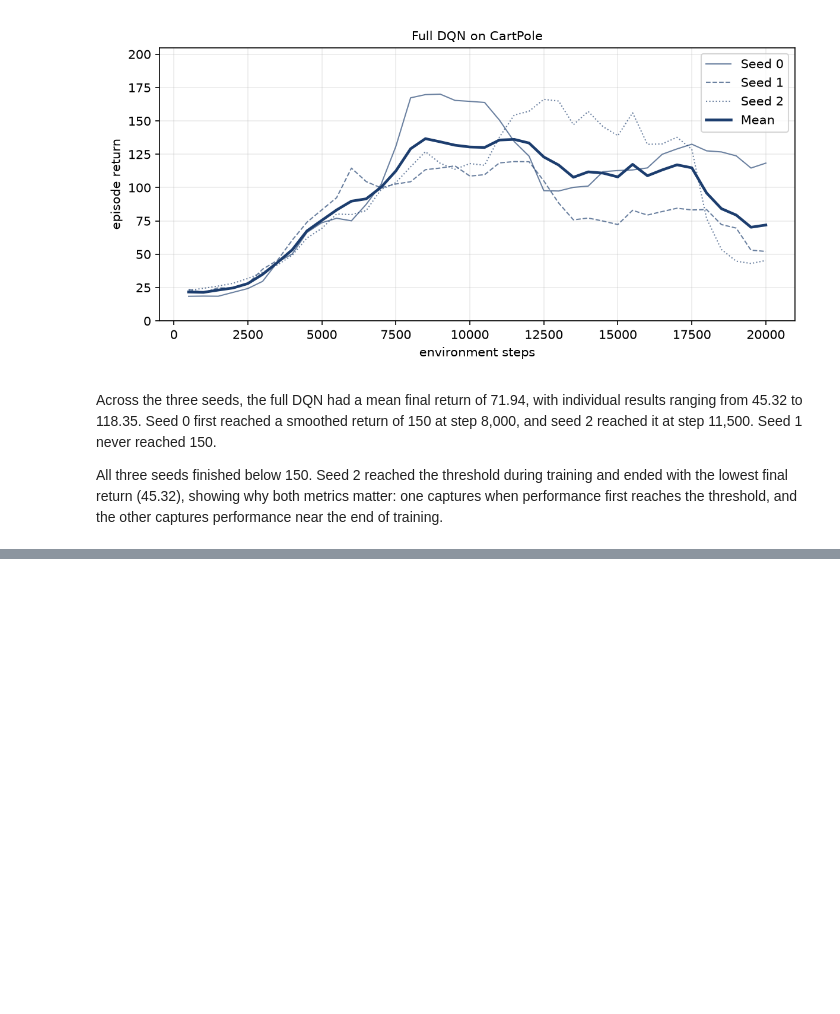
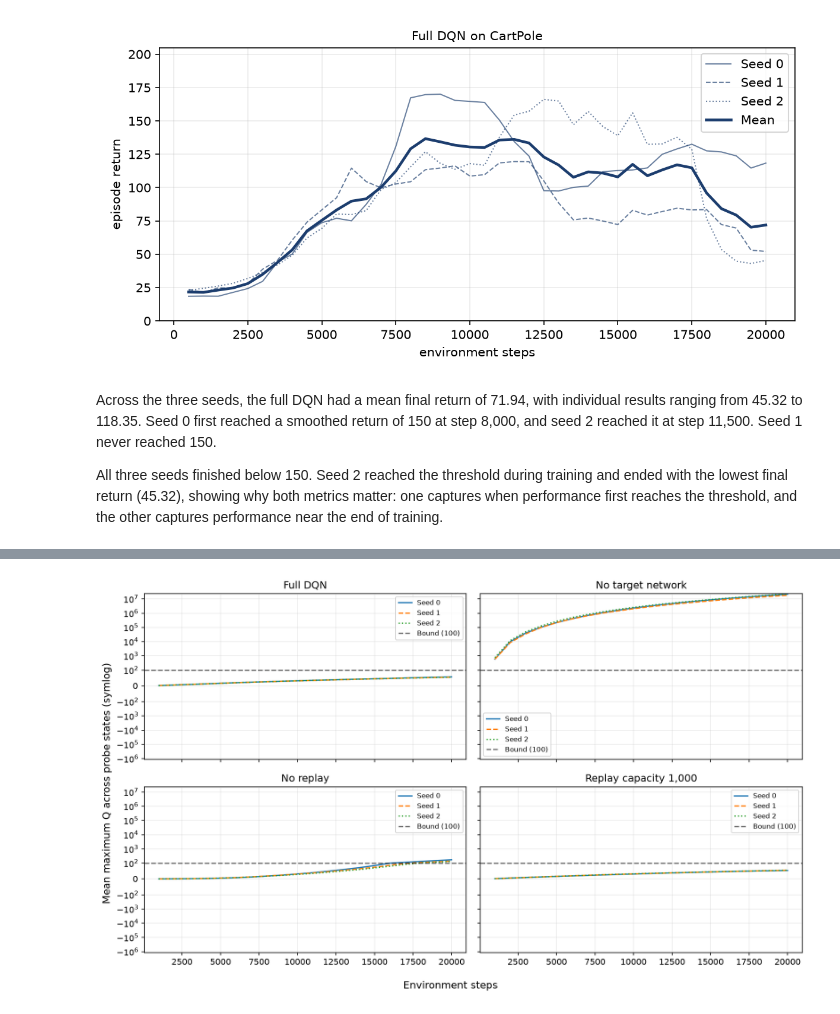
Before and after one commit to dancmartin11/aigc-5500-lab-09-training-an-rl-agent, a Jupyter notebook: daniel_alejandro_castillo_martin_LAB9.ipynb, the cells around one changed output, grey strips where cells are left out. Cells and saved outputs as stored; diff of their text form; code cells hidden in the pictures; blank space fills up the shorter version.

Commit message:
2026-11-25 - Compare DQN ablations and measure probe Q-values.

```diff
--- a/daniel_alejandro_castillo_martin_LAB9.ipynb
+++ b/daniel_alejandro_castillo_martin_LAB9.ipynb
@@ -252,0 +324,30 @@ All three seeds finished below 150. Seed 2 reached the threshold during training
+# %%
+# Include the full DQN as a reference for all three ablations.
+dqn_runs = {'Full DQN': baseline_runs, **ablation_runs}
+seed_styles = ('-', '--', ':')
+
+fig, axes = plt.subplots(2, 2, figsize = (12, 7), sharex = True, sharey = True)
+
+for ax, (name, runs) in zip(axes.flat, dqn_runs.items()):
+    # Plot the mean of the best action values for each seed.
+    for seed, style in zip(EXPERIMENT_SEEDS, seed_styles):
+        steps, mean_max_q, _ = zip(*runs[seed]['q_measurements'])
+        ax.plot(steps, mean_max_q, linestyle = style, label = f'Seed {seed}')
+
+    ax.axhline(100, color = 'black', linestyle = '--', alpha = 0.55, label = 'Bound (100)')
+    ax.set_title(name)
+    ax.grid(alpha = 0.25)
+    ax.legend(fontsize = 8)
+
+# Keep values near the bound readable if an ablation produces much larger estimates.
+axes[0, 0].set_yscale('symlog', linthresh = 100)
+fig.supxlabel('Environment steps')
+fig.supylabel('Mean maximum Q across probe states (symlog)')
+fig.tight_layout()
+
+figure_path = OUTPUT_DIR / 'dqn_ablation_q_values.png'
+fig.savefig(figure_path, dpi = 150, bbox_inches = 'tight')
+plt.close(fig)
+Image(filename = str(figure_path))
+# %% [output]
+[figure, added]
```
Also changed, not shown: parts of 8 cells of this notebook, 2 other files.
